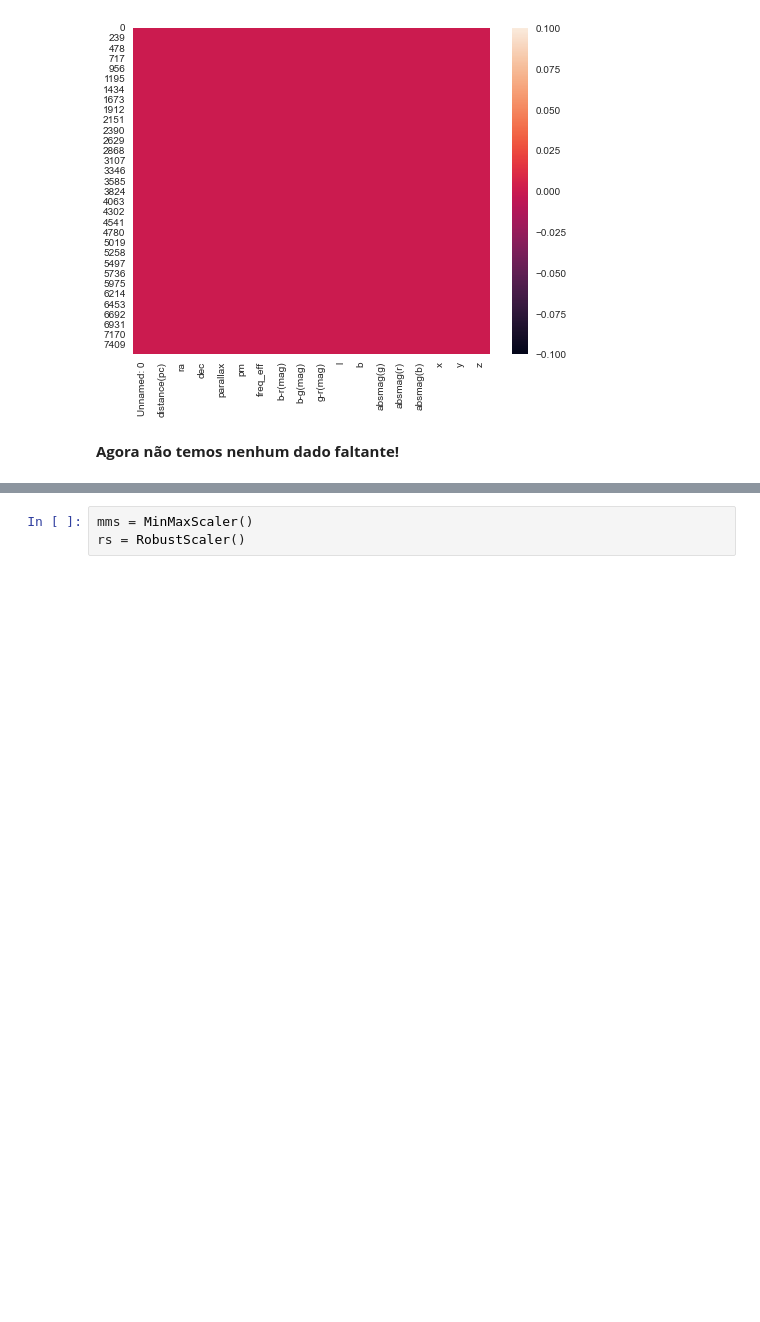
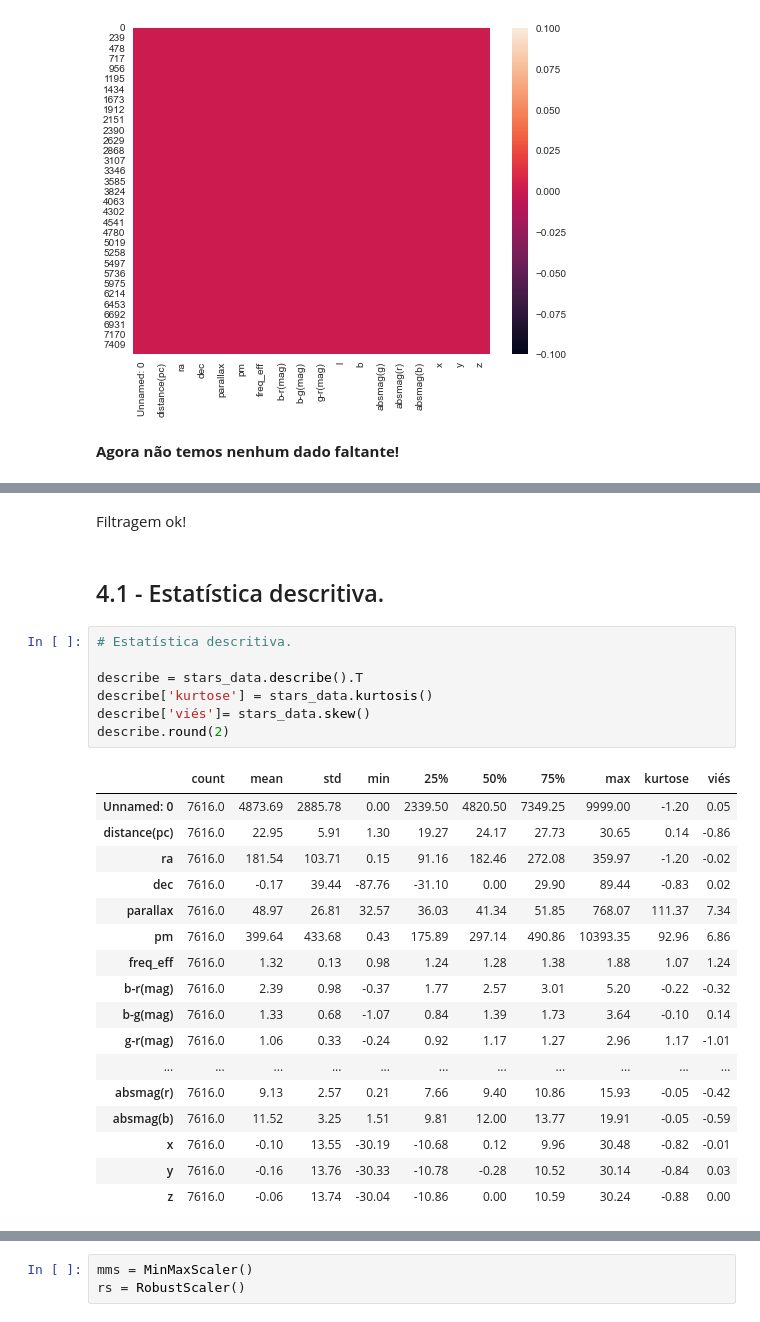
Before and after one commit to Di-carvalho/classifica-o_de_estrelas_GAIA-Clustering, a Jupyter notebook: star_classification-gaia.ipynb, the cells around one changed output, grey strips where cells are left out. Cells and saved outputs as stored; diff of their text form; blank space fills up the shorter version.

```diff
--- a/star_classification-gaia.ipynb
+++ b/star_classification-gaia.ipynb
@@ -747,0 +514,29 @@ z: Probably Not Gaussian
+# %% [markdown]
+Filtragem ok!
+# %% [markdown]
+## 4.1 - Estatística descritiva.
+# %%
+# Estatística descritiva.
+
+describe = stars_data.describe().T
+describe['kurtose'] = stars_data.kurtosis()
+describe['viés']= stars_data.skew()
+describe.round(2)
+# %% [output]
+|  | count | mean | std | min | 25% | 50% | 75% | max | kurtose | viés |
+| Unnamed: 0 | 7616.0 | 4873.69 | 2885.78 | 0.00 | 2339.50 | 4820.50 | 7349.25 | 9999.00 | -1.20 | 0.05 |
+| distance(pc) | 7616.0 | 22.95 | 5.91 | 1.30 | 19.27 | 24.17 | 27.73 | 30.65 | 0.14 | -0.86 |
+| ra | 7616.0 | 181.54 | 103.71 | 0.15 | 91.16 | 182.46 | 272.08 | 359.97 | -1.20 | -0.02 |
+| dec | 7616.0 | -0.17 | 39.44 | -87.76 | -31.10 | 0.00 | 29.90 | 89.44 | -0.83 | 0.02 |
+| parallax | 7616.0 | 48.97 | 26.81 | 32.57 | 36.03 | 41.34 | 51.85 | 768.07 | 111.37 | 7.34 |
+| pm | 7616.0 | 399.64 | 433.68 | 0.43 | 175.89 | 297.14 | 490.86 | 10393.35 | 92.96 | 6.86 |
+| freq_eff | 7616.0 | 1.32 | 0.13 | 0.98 | 1.24 | 1.28 | 1.38 | 1.88 | 1.07 | 1.24 |
+| b-r(mag) | 7616.0 | 2.39 | 0.98 | -0.37 | 1.77 | 2.57 | 3.01 | 5.20 | -0.22 | -0.32 |
+| b-g(mag) | 7616.0 | 1.33 | 0.68 | -1.07 | 0.84 | 1.39 | 1.73 | 3.64 | -0.10 | 0.14 |
+| g-r(mag) | 7616.0 | 1.06 | 0.33 | -0.24 | 0.92 | 1.17 | 1.27 | 2.96 | 1.17 | -1.01 |
+| ... | ... | ... | ... | ... | ... | ... | ... | ... | ... | ... |
+| absmag(r) | 7616.0 | 9.13 | 2.57 | 0.21 | 7.66 | 9.40 | 10.86 | 15.93 | -0.05 | -0.42 |
+| absmag(b) | 7616.0 | 11.52 | 3.25 | 1.51 | 9.81 | 12.00 | 13.77 | 19.91 | -0.05 | -0.59 |
+| x | 7616.0 | -0.10 | 13.55 | -30.19 | -10.68 | 0.12 | 9.96 | 30.48 | -0.82 | -0.01 |
+| y | 7616.0 | -0.16 | 13.76 | -30.33 | -10.78 | -0.28 | 10.52 | 30.14 | -0.84 | 0.03 |
+| z | 7616.0 | -0.06 | 13.74 | -30.04 | -10.86 | 0.00 | 10.59 | 30.24 | -0.88 | 0.00 |
```
Also changed, not shown: parts of 37 cells of this notebook.
